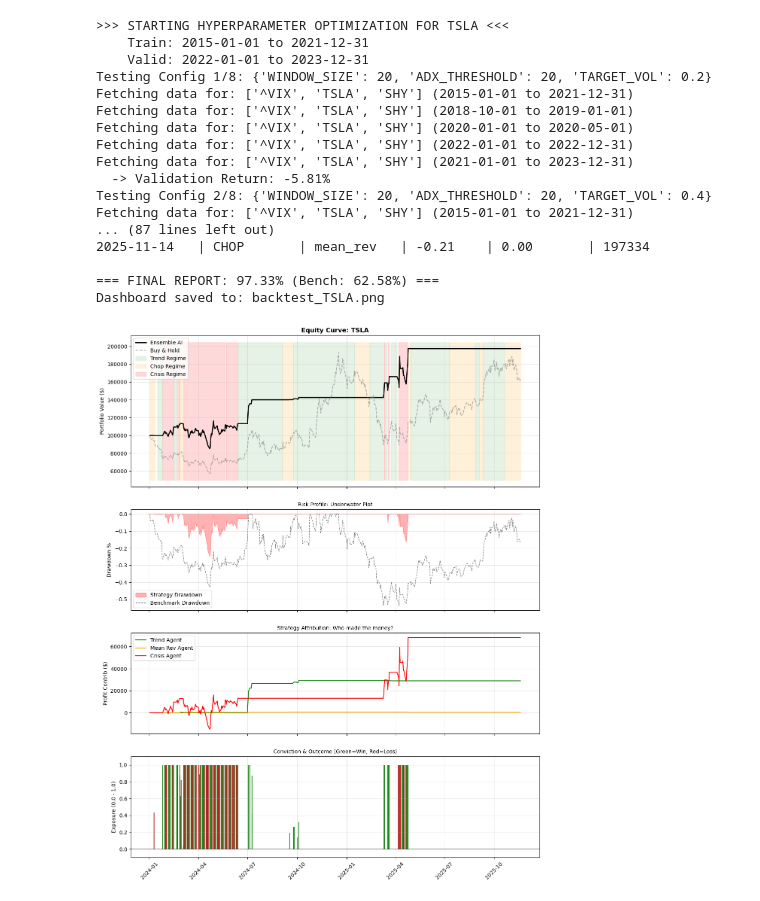
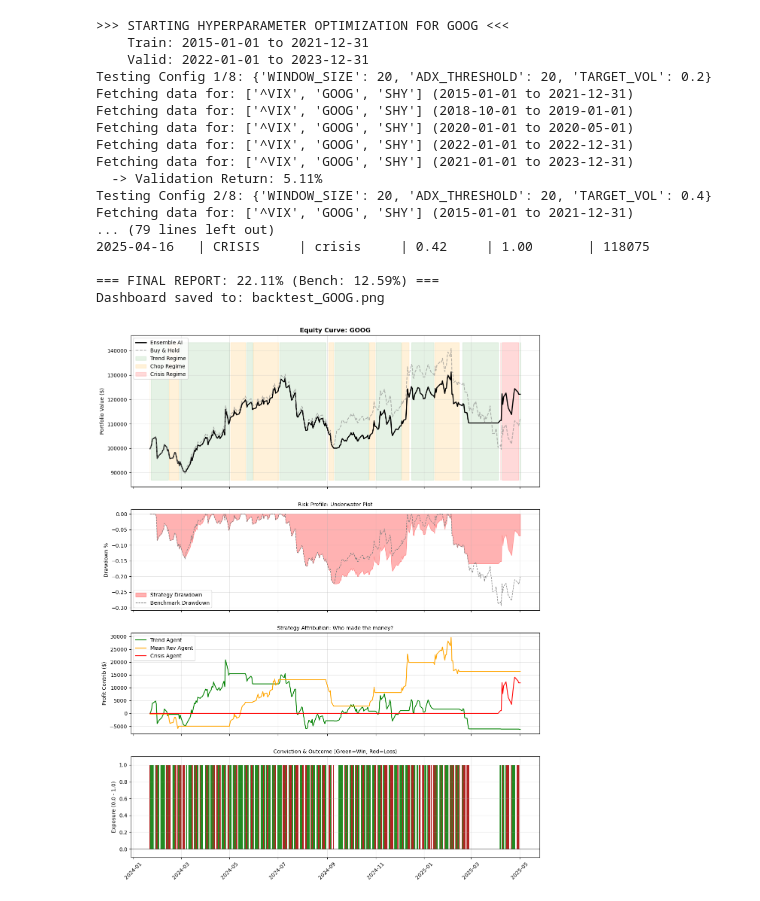
Before and after one commit to gitmichaelqiu/AccumRLMoEStrategy, a Jupyter notebook: TrinityAgent_v2.ipynb, the cells around one changed output. Cells and saved outputs as stored; diff of their text form; code cells hidden in the pictures.

Commit message:
Test GOOG

```diff
--- a/TrinityAgent_v2.ipynb
+++ b/TrinityAgent_v2.ipynb
@@ -557,29 +557,29 @@ def run_system(tickers, target, start, end, optimize=False):
     mgr.run_backtest()
 # %%
 # USER SETTINGS
-MY_TICKERS = ["TSLA", "^VIX", "SHY"]
-MY_TARGET = "TSLA"
-START = "2024-01-02"
-END = "2025-11-20"
+MY_TICKERS = ["GOOG", "^VIX", "SHY"]
+MY_TARGET = "GOOG"
+START = "2024-01-22"
+END = "2025-05-05"
 
 # Set optimize=True to find best params automatically
 run_system(MY_TICKERS, MY_TARGET, START, END, optimize=True)
 # %% [output]
->>> STARTING HYPERPARAMETER OPTIMIZATION FOR TSLA <<<
+>>> STARTING HYPERPARAMETER OPTIMIZATION FOR GOOG <<<
     Train: 2015-01-01 to 2021-12-31
     Valid: 2022-01-01 to 2023-12-31
 Testing Config 1/8: {'WINDOW_SIZE': 20, 'ADX_THRESHOLD': 20, 'TARGET_VOL': 0.2}
-Fetching data for: ['^VIX', 'TSLA', 'SHY'] (2015-01-01 to 2021-12-31)
-Fetching data for: ['^VIX', 'TSLA', 'SHY'] (2018-10-01 to 2019-01-01)
-Fetching data for: ['^VIX', 'TSLA', 'SHY'] (2020-01-01 to 2020-05-01)
-Fetching data for: ['^VIX', 'TSLA', 'SHY'] (2022-01-01 to 2022-12-31)
-Fetching data for: ['^VIX', 'TSLA', 'SHY'] (2021-01-01 to 2023-12-31)
-  -> Validation Return: -5.81%
+Fetching data for: ['^VIX', 'GOOG', 'SHY'] (2015-01-01 to 2021-12-31)
+Fetching data for: ['^VIX', 'GOOG', 'SHY'] (2018-10-01 to 2019-01-01)
+Fetching data for: ['^VIX', 'GOOG', 'SHY'] (2020-01-01 to 2020-05-01)
+Fetching data for: ['^VIX', 'GOOG', 'SHY'] (2022-01-01 to 2022-12-31)
+Fetching data for: ['^VIX', 'GOOG', 'SHY'] (2021-01-01 to 2023-12-31)
+  -> Validation Return: 5.11%
 Testing Config 2/8: {'WINDOW_SIZE': 20, 'ADX_THRESHOLD': 20, 'TARGET_VOL': 0.4}
-Fetching data for: ['^VIX', 'TSLA', 'SHY'] (2015-01-01 to 2021-12-31)
-... (87 lines left out)
-2025-11-14   | CHOP       | mean_rev   | -0.21    | 0.00       | 197334
+Fetching data for: ['^VIX', 'GOOG', 'SHY'] (2015-01-01 to 2021-12-31)
+... (79 lines left out)
+2025-04-16   | CRISIS     | crisis     | 0.42     | 1.00       | 118075
 
-=== FINAL REPORT: 97.33% (Bench: 62.58%) ===
-Dashboard saved to: backtest_TSLA.png
+=== FINAL REPORT: 22.11% (Bench: 12.59%) ===
+Dashboard saved to: backtest_GOOG.png
-[figure, old version]
+[figure, new version]
```
Also changed, not shown: 1 other file.
